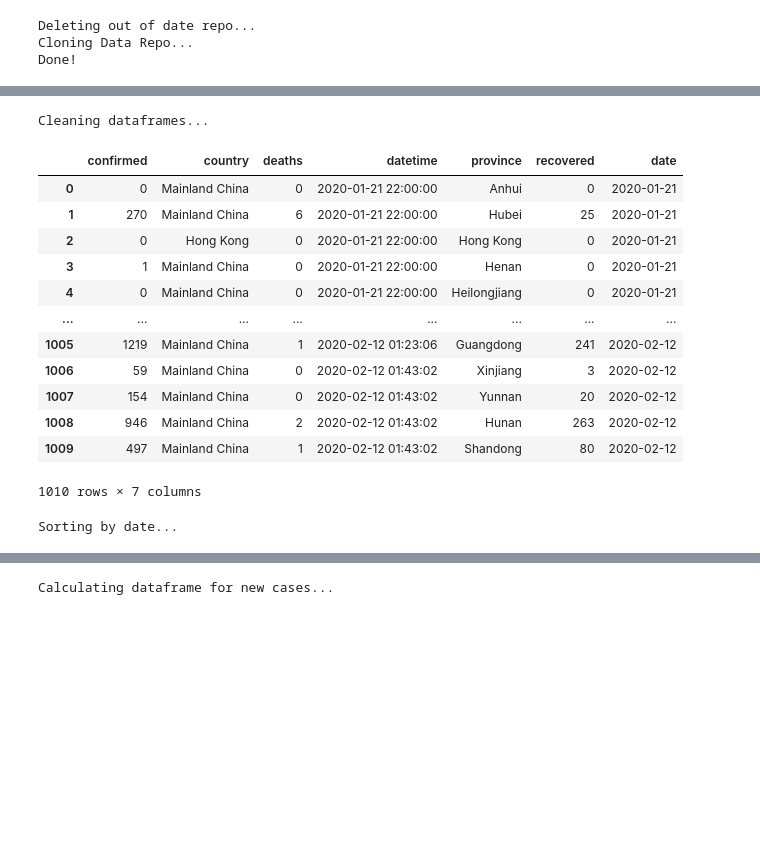
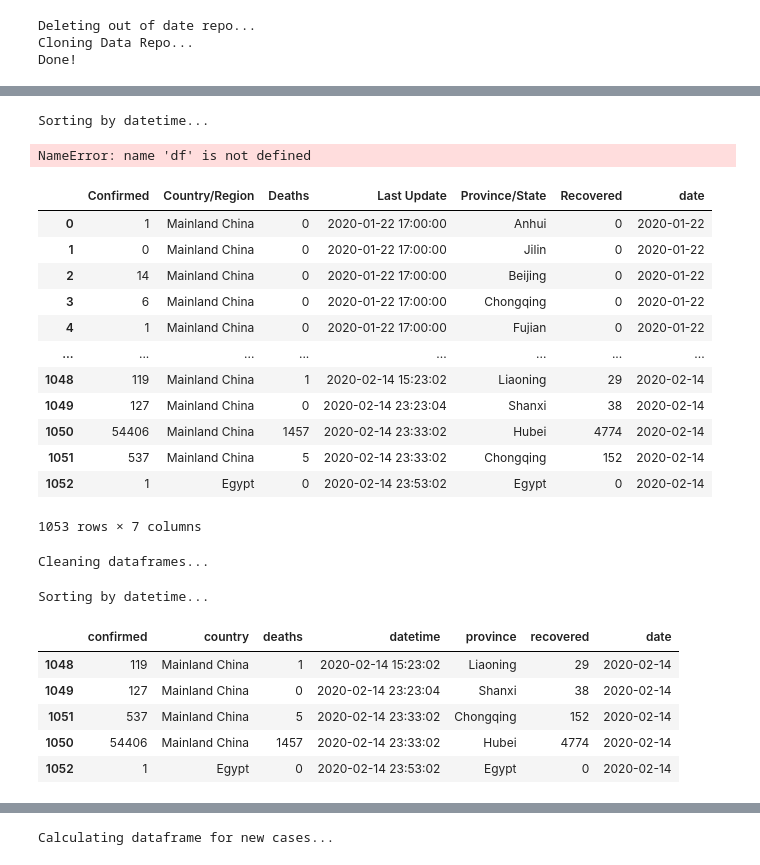
Before and after one commit to AaronWard/covidify, a Jupyter notebook: notebooks/data_prep-2.ipynb, the cells around one changed output, grey strips where cells are left out. Saved outputs shown, nothing was run; the diff lists cells and outputs as text; code cells hidden in the pictures; blank space fills up the shorter version.

Commit message:
UPDATE - if date.max() == current date then ommit max(), else ommit the current date current date

```diff
--- a/notebooks/data_prep-2.ipynb
+++ b/notebooks/data_prep-2.ipynb
@@ -137,3 +150,13 @@ df_raw.head(1)
+# %%
+# sheets need to be sorted by date value
+print('Sorting by datetime...')
+if df[df.date.max() == str(datetime.date(datetime.now()))]:
+    df = df[df.date != df.date.max()]
+else:
+    df = df[df.date != str(datetime.date(datetime.now()))]
+# %% [output]
+Sorting by datetime...
+NameError: name 'df' is not defined
 # %%
 def drop_duplicates(df_raw):
     '''
@@ -155,3 +178,19 @@ df = pd.concat(frames, axis=0, ignore_index=True, sort=True)
+# %%
+df2
+# %% [output]
+|  | Confirmed | Country/Region | Deaths | Last Update | Province/State | Recovered | date |
+| 0 | 1 | Mainland China | 0 | 2020-01-22 17:00:00 | Anhui | 0 | 2020-01-22 |
+| 1 | 0 | Mainland China | 0 | 2020-01-22 17:00:00 | Jilin | 0 | 2020-01-22 |
+| 2 | 14 | Mainland China | 0 | 2020-01-22 17:00:00 | Beijing | 0 | 2020-01-22 |
+| 3 | 6 | Mainland China | 0 | 2020-01-22 17:00:00 | Chongqing | 0 | 2020-01-22 |
+| 4 | 1 | Mainland China | 0 | 2020-01-22 17:00:00 | Fujian | 0 | 2020-01-22 |
+| ... | ... | ... | ... | ... | ... | ... | ... |
+| 1048 | 119 | Mainland China | 1 | 2020-02-14 15:23:02 | Liaoning | 29 | 2020-02-14 |
+| 1049 | 127 | Mainland China | 0 | 2020-02-14 23:23:04 | Shanxi | 38 | 2020-02-14 |
+| 1050 | 54406 | Mainland China | 1457 | 2020-02-14 23:33:02 | Hubei | 4774 | 2020-02-14 |
+| 1051 | 537 | Mainland China | 5 | 2020-02-14 23:33:02 | Chongqing | 152 | 2020-02-14 |
+| 1052 | 1 | Egypt | 0 | 2020-02-14 23:53:02 | Egypt | 0 | 2020-02-14 |
+1053 rows × 7 columns
 # %%
 # Now that we have all the data we now need to clean it
 # - Fill null values
@@ -173,37 +212,37 @@ def clean_data(tmp_df):
     if 'Suspected' in tmp_df.columns:
         tmp_df = tmp_df.drop(columns='Suspected')
 
-    for col in tmp_df.columns:
-        tmp_df[col] = tmp_df[col].fillna(0)
-
     #Lower case all col names
     tmp_df.columns = map(str.lower, tmp_df.columns)
 
     return tmp_df
 # %%
 print('Cleaning dataframes...')
-df  = clean_data(df)
+df  = clean_data(df2)
 # %% [output]
 Cleaning dataframes...
+# %%
+# df.groupby(['country', 'province']).confirmed.count()
+
+current_date = str(datetime.date(datetime.now()))
+# %%
+# sheets need to be sorted by date value
+print('Sorting by datetime...')
+if df.date.max() == current_date:
+    df = df[df.date != df.date.max()]
+else:
+    df = df[df.date != current_date]
+
+
+df = df.sort_values('datetime')
+# %% [output]
+Sorting by datetime...
 # %%
-df
+df.tail()
 # %% [output]
 |  | confirmed | country | deaths | datetime | province | recovered | date |
-| 0 | 0 | Mainland China | 0 | 2020-01-21 22:00:00 | Anhui | 0 | 2020-01-21 |
-| 1 | 270 | Mainland China | 6 | 2020-01-21 22:00:00 | Hubei | 25 | 2020-01-21 |
-| 2 | 0 | Hong Kong | 0 | 2020-01-21 22:00:00 | Hong Kong | 0 | 2020-01-21 |
-| 3 | 1 | Mainland China | 0 | 2020-01-21 22:00:00 | Henan | 0 | 2020-01-21 |
-| 4 | 0 | Mainland China | 0 | 2020-01-21 22:00:00 | Heilongjiang | 0 | 2020-01-21 |
-| ... | ... | ... | ... | ... | ... | ... | ... |
-| 1005 | 1219 | Mainland China | 1 | 2020-02-12 01:23:06 | Guangdong | 241 | 2020-02-12 |
-| 1006 | 59 | Mainland China | 0 | 2020-02-12 01:43:02 | Xinjiang | 3 | 2020-02-12 |
-| 1007 | 154 | Mainland China | 0 | 2020-02-12 01:43:02 | Yunnan | 20 | 2020-02-12 |
-| 1008 | 946 | Mainland China | 2 | 2020-02-12 01:43:02 | Hunan | 263 | 2020-02-12 |
-| 1009 | 497 | Mainland China | 1 | 2020-02-12 01:43:02 | Shandong | 80 | 2020-02-12 |
+| 1048 | 119 | Mainland China | 1 | 2020-02-14 15:23:02 | Liaoning | 29 | 2020-02-14 |
+| 1049 | 127 | Mainland China | 0 | 2020-02-14 23:23:04 | Shanxi | 38 | 2020-02-14 |
+| 1051 | 537 | Mainland China | 5 | 2020-02-14 23:33:02 | Chongqing | 152 | 2020-02-14 |
+| 1050 | 54406 | Mainland China | 1457 | 2020-02-14 23:33:02 | Hubei | 4774 | 2020-02-14 |
+| 1052 | 1 | Egypt | 0 | 2020-02-14 23:53:02 | Egypt | 0 | 2020-02-14 |
-1010 rows × 7 columns
-# %%
-# sheets need to be sorted by date value
-print('Sorting by date...')
-df = df.sort_values('datetime')
-# %% [output]
-Sorting by date...
```
Also changed, not shown: parts of 9 cells of this notebook, 1 other file.
